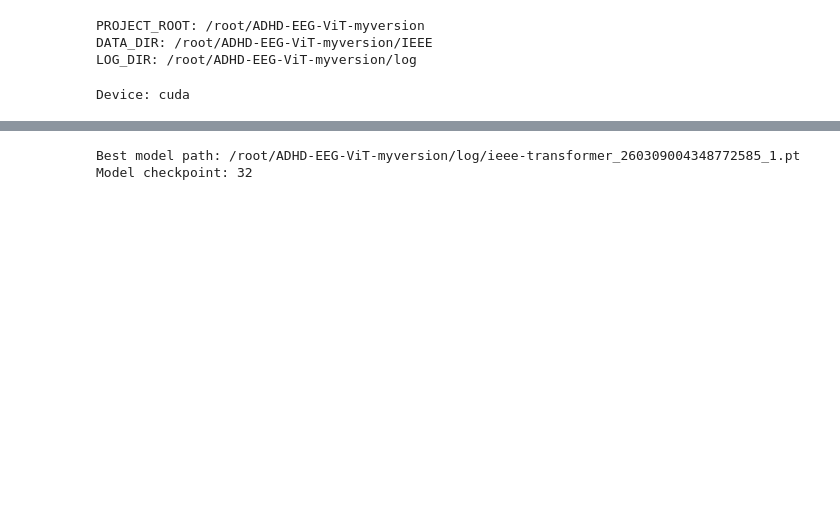
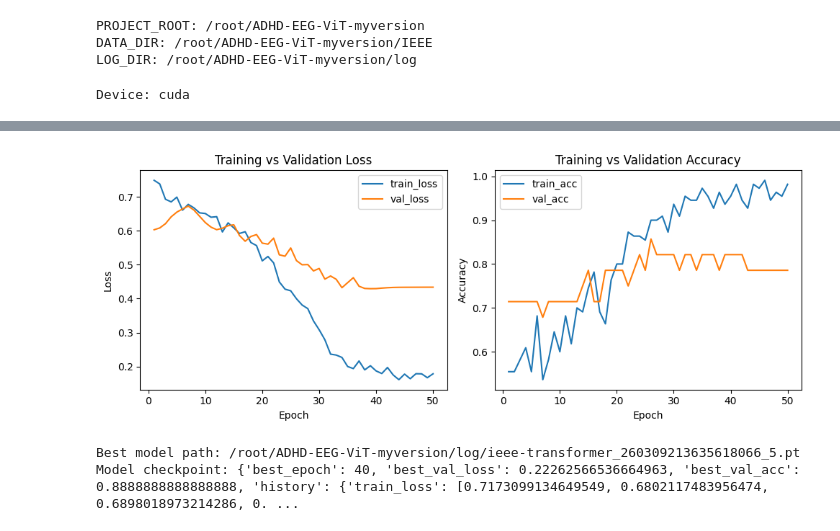
Before and after one commit to zzq666-maker/ADHD-EEG-ViT-myversion, a Jupyter notebook: notebook/ieee_transformer.ipynb, the cells around one changed output, grey strips where cells are left out. Drawn from its saved outputs; the diff is of its cells as text; code cells hidden in the pictures; blank space fills up the shorter version.

```diff
--- a/notebook/ieee_transformer.ipynb
+++ b/notebook/ieee_transformer.ipynb
@@ -96,16 +96,18 @@ model_param = {
     "num_classes": data_config.num_classes,
     "dropout_p": model_config.dropout,
 
-    # "use_channel_attn": True,           #3.5channelattention动态态
-    # "channel_attn_type": "dynamic",
-    # "channel_attn_reduction": 4,
+    #"use_channel_attn": False,
+
+    "use_channel_attn": True,           #3.5channelattention动态态
+    "channel_attn_type": "dynamic",
+    "channel_attn_reduction": 4,
 
     # "use_channel_attn": True,           #3.5channelattention静态
     # "channel_attn_type": "static",
 }
 
 criterion = nn.CrossEntropyLoss()
-check_point, best_model_path = train_with_kfold(
+check_point, best_model_path, fold_results = train_with_kfold(          #3.9比原句多加了一个“fold_results”打印每个fold结果
     k_folds=config.k_folds,
     model_class=ViTransformer,
     device=device,
@@ -216,0 +219,60 @@ Epoch 50, Train-Loss: 0.05515,  Val-Loss: 0.64294
+# %%
+# ===== Cross-validation summary + training curve =====
+
+import numpy as np
+import matplotlib.pyplot as plt
+
+print("===== Fold Results =====")
+
+for r in fold_results:
+    print(
+        f"Fold {r['fold']} | "
+        f"best_epoch={r['best_epoch']} | "
+        f"val_loss={r['val_loss']:.6f} | "
+        f"val_acc={r['val_acc']:.4f}"
+    )
+
+# ===== Mean ± Std =====
+val_losses = [r["val_loss"] for r in fold_results]
+val_accs = [r["val_acc"] for r in fold_results]
+
+print("\n===== Cross-validation Mean ± Std =====")
+print(f"val_loss: {np.mean(val_losses):.6f} ± {np.std(val_losses):.6f}")
+print(f"val_acc : {np.mean(val_accs):.4f} ± {np.std(val_accs):.4f}")
+
+# ===== Choose one fold to inspect training curves =====
+fold_id = 0   # 可以改成 1,2,3,4 看不同 fold
+
+h = fold_results[fold_id]["history"]
+
+print(f"\n===== Training history for Fold {fold_results[fold_id]['fold']} =====")
+
+print("train_loss:", h["train_loss"])
+print("val_loss:", h["val_loss"])
+print("train_acc:", h["train_acc"])
+print("val_acc:", h["val_acc"])
+
+# ===== Plot curves =====
+epochs = range(1, len(h["train_loss"]) + 1)
+
+plt.figure(figsize=(10,4))
+
+plt.subplot(1,2,1)
+plt.plot(epochs, h["train_loss"], label="train_loss")
+plt.plot(epochs, h["val_loss"], label="val_loss")
+plt.xlabel("Epoch")
+plt.ylabel("Loss")
+plt.title("Training vs Validation Loss")
+plt.legend()
+
+plt.subplot(1,2,2)
+plt.plot(epochs, h["train_acc"], label="train_acc")
+plt.plot(epochs, h["val_acc"], label="val_acc")
+plt.xlabel("Epoch")
+plt.ylabel("Accuracy")
+plt.title("Training vs Validation Accuracy")
+plt.legend()
+
+plt.tight_layout()
+plt.show()
+# %% [output]
@@ -217,3 +295,4 @@ Epoch 50, Train-Loss: 0.05515,  Val-Loss: 0.64294
+[figure, added]
 # %%
 config.epochs = check_point
 config.model_path = best_model_path
@@ -221,8 +300,8 @@ config.model_path = best_model_path
 print("Best model path:", join_drive_path("log", config.model_path))
 print("Model checkpoint:", config.epochs)
 # %% [output]
-Best model path: /root/ADHD-EEG-ViT-myversion/log/ieee-transformer_260309004348772585_1.pt
-Model checkpoint: 32
+Best model path: /root/ADHD-EEG-ViT-myversion/log/ieee-transformer_260309213635618066_5.pt
+Model checkpoint: {'best_epoch': 40, 'best_val_loss': 0.22262566536664963, 'best_val_acc': 0.8888888888888888, 'history': {'train_loss': [0.7173099134649549, 0.6802117483956474, 0.6898018973214286, 0. ...
 # %%
 # clear_cache()
 
```
Also changed, not shown: parts of 10 cells of this notebook, 8 other files.
